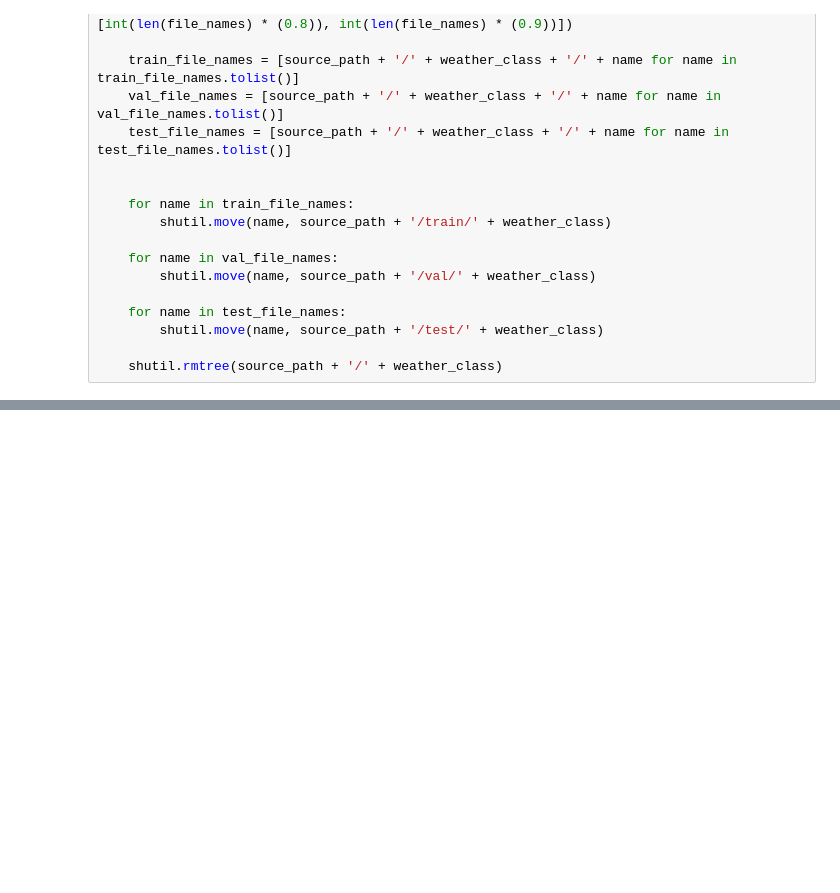
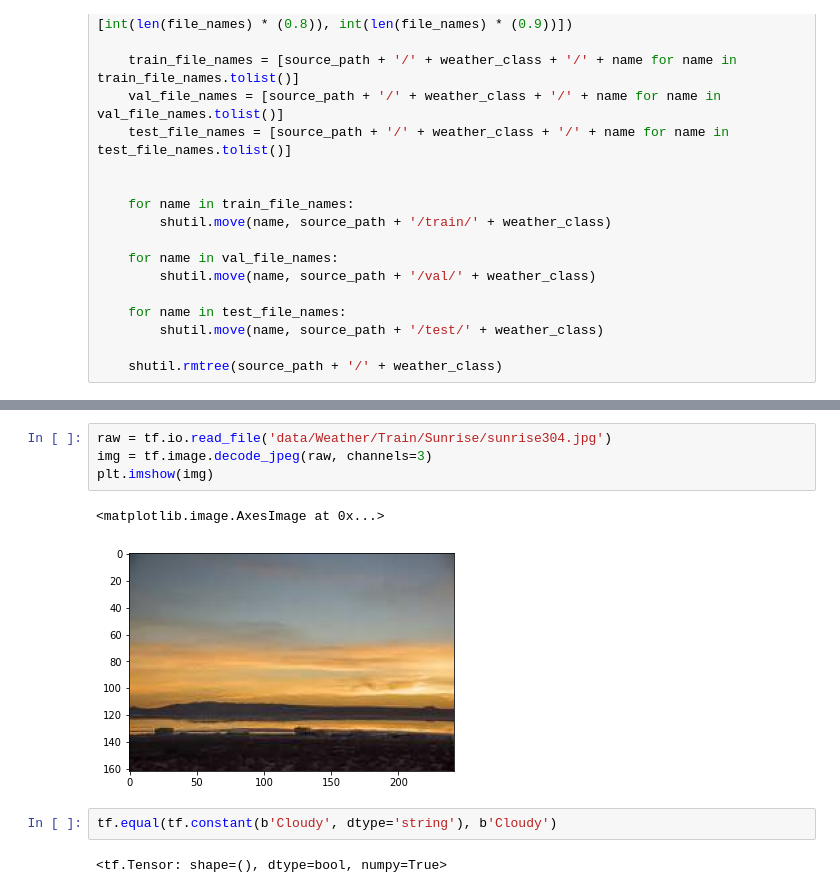
Before and after one commit to Sathwick-Reddy-M/weather-classification-fcn, a Jupyter notebook: weather-classification.ipynb, the cells around one changed output, grey strips where cells are left out. Drawn from its saved outputs; the diff is of its cells as text; blank space fills up the shorter version.

Commit message:
Preprocess the data

```diff
--- a/weather-classification.ipynb
+++ b/weather-classification.ipynb
@@ -75,0 +99,11 @@ for weather_class in classes:
+# %%
+raw = tf.io.read_file('data/Weather/Train/Sunrise/sunrise304.jpg')
+img = tf.image.decode_jpeg(raw, channels=3)
+plt.imshow(img)
+# %% [output]
+<matplotlib.image.AxesImage at 0x...>
+[figure, added]
+# %%
+tf.equal(tf.constant(b'Cloudy', dtype='string'), b'Cloudy')
+# %% [output]
+<tf.Tensor: shape=(), dtype=bool, numpy=True>
```
Also changed, not shown: parts of 10 cells of this notebook.
